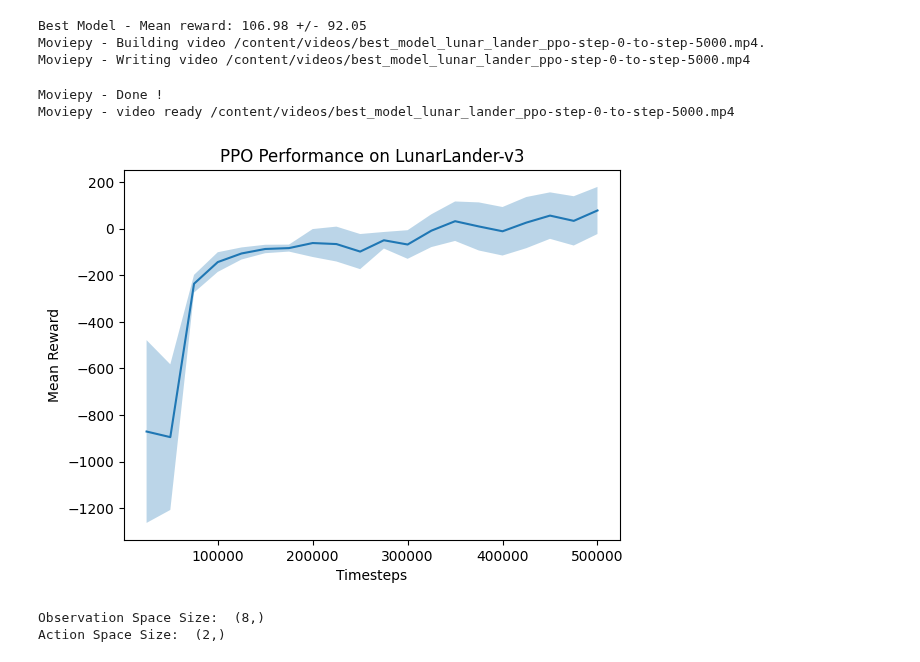
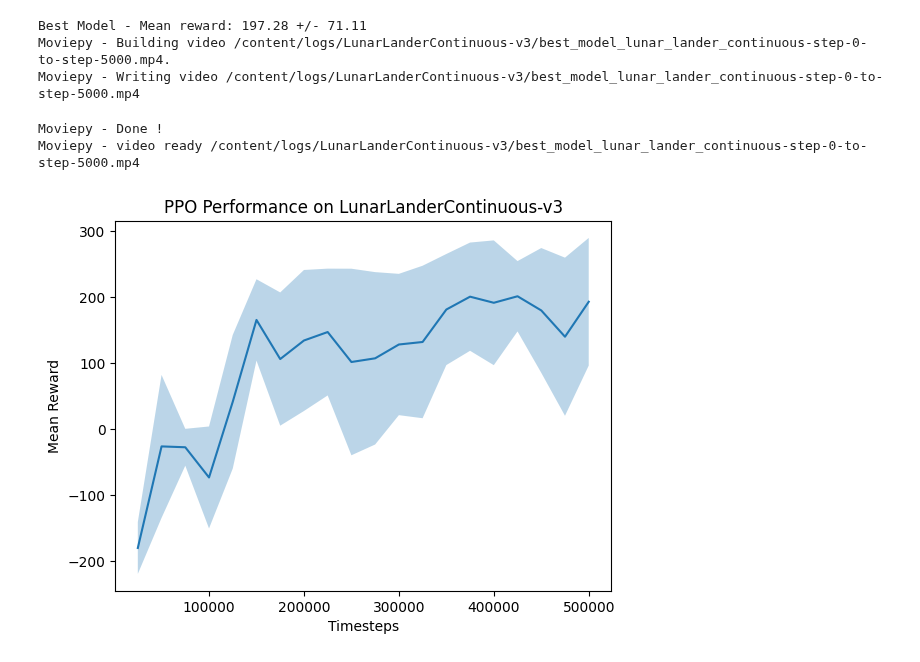
Before and after one commit to kuds/rl-lunar-lander, a Jupyter notebook: [Lunar Lander] Proximal Policy Optimization (PPO).ipynb, the cells around one changed output. Cells and saved outputs as stored; diff of their text form; code cells hidden in the pictures.

```diff
--- a/[Lunar Lander] Proximal Policy Optimization (PPO).ipynb
+++ b/[Lunar Lander] Proximal Policy Optimization (PPO).ipynb
@@ -145,10 +258,12 @@ mean_reward, std_reward = evaluate_policy(best_model, env, n_eval_episodes=20)
 print(f"Best Model - Mean reward: {mean_reward:.2f} +/- {std_reward:.2f}")
 
 # Record video of the best model playing Lunar Lander
-env = VecVideoRecorder(env, "./videos/",
+best_model_file_name = "best_model_{}".format(name_prefix)
+env = VecVideoRecorder(env,
+                       log_dir,
                        video_length=5000,
                        record_video_trigger=lambda x: x == 0,
-                       name_prefix="best_model_lunar_lander_ppo")
+                       name_prefix=best_model_file_name)
 
 obs = env.reset()
 for _ in range(5000):
@@ -160,42 +275,34 @@ for _ in range(5000):
 
 env.close()
 # %% [output]
-Best Model - Mean reward: 106.98 +/- 92.05
-Moviepy - Building video /content/videos/best_model_lunar_lander_ppo-step-0-to-step-5000.mp4.
-Moviepy - Writing video /content/videos/best_model_lunar_lander_ppo-step-0-to-step-5000.mp4
+Best Model - Mean reward: 197.28 +/- 71.11
+Moviepy - Building video /content/logs/LunarLanderContinuous-v3/best_model_lunar_lander_continuous-step-0-to-step-5000.mp4.
+Moviepy - Writing video /content/logs/LunarLanderContinuous-v3/best_model_lunar_lander_continuous-step-0-to-step-5000.mp4
 Moviepy - Done !
-Moviepy - video ready /content/videos/best_model_lunar_lander_ppo-step-0-to-step-5000.mp4
+Moviepy - video ready /content/logs/LunarLanderContinuous-v3/best_model_lunar_lander_continuous-step-0-to-step-5000.mp4
 # %%
 # Load the evaluations.npz file
 data = numpy.load(os.path.join(log_dir, "evaluations.npz"))
 
 # Extract the relevant data
 timesteps = data['timesteps']
 results = data['results']
 
 # Calculate the mean and standard deviation of the results
 mean_results = numpy.mean(results, axis=1)
 std_results = numpy.std(results, axis=1)
 
 # Plot the results
 matplotlib.pyplot.figure()
 matplotlib.pyplot.plot(timesteps, mean_results)
 matplotlib.pyplot.fill_between(timesteps,
                                mean_results - std_results,
                                mean_results + std_results,
                                alpha=0.3)
 
 matplotlib.pyplot.xlabel('Timesteps')
 matplotlib.pyplot.ylabel('Mean Reward')
-matplotlib.pyplot.title(f"PPO Performance on {env_str}")
+matplotlib.pyplot.title(f"{rl_type} Performance on {env_str}")
 matplotlib.pyplot.show()
 # %% [output]
-[figure, old version]
+[figure, new version]
-# %%
-env = gymnasium.make('LunarLanderContinuous-v3')
-print("Observation Space Size: ", env.observation_space.shape)
-print("Action Space Size: ", env.action_space.shape)
-env.close()
-# %% [output]
-Observation Space Size:  (8,)
-Action Space Size:  (2,)
```
Also changed, not shown: parts of 16 cells of this notebook.
